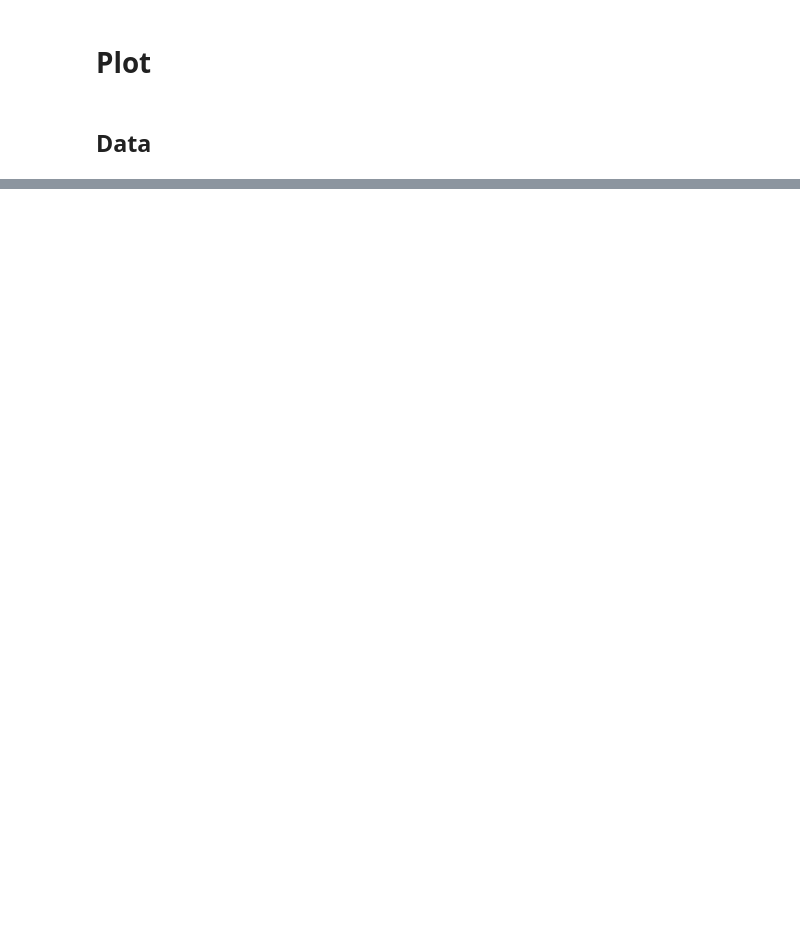
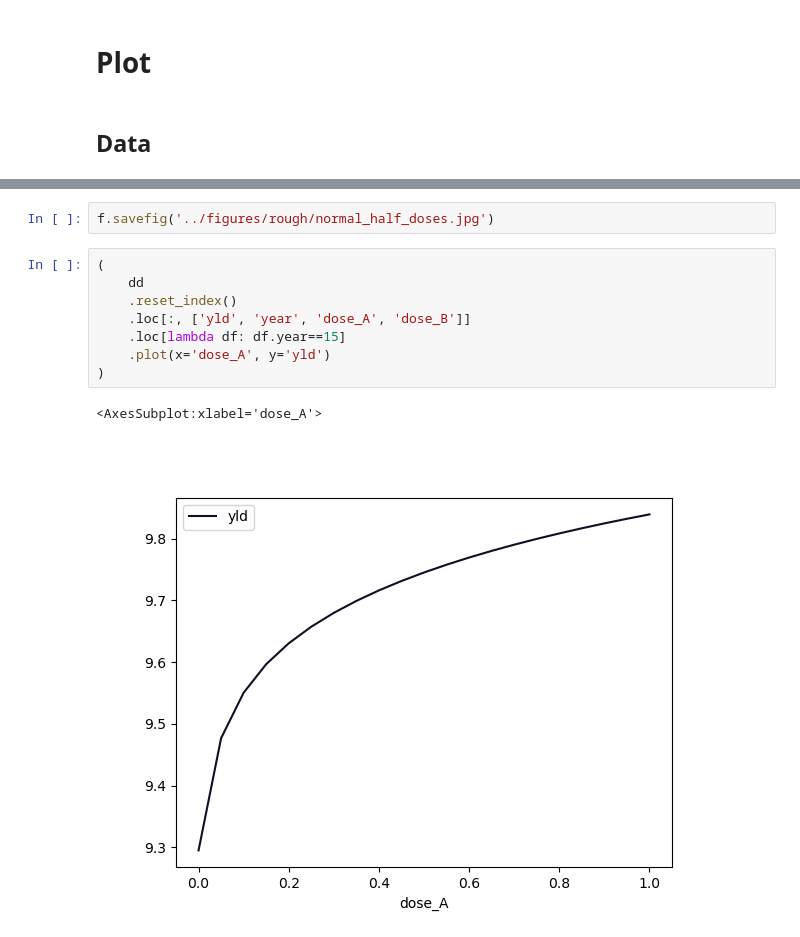
Before and after one commit to nt409/quant-res-doses, a Jupyter notebook: notebooks/102_fig2.ipynb, the cells around one changed output, grey strips where cells are left out. Cells and saved outputs as stored; diff of their text form; blank space fills up the shorter version.

```diff
--- a/notebooks/102_fig2.ipynb
+++ b/notebooks/102_fig2.ipynb
@@ -525,0 +150,13 @@ ax.legend()
+# %%
+f.savefig('../figures/rough/normal_half_doses.jpg')
+# %%
+(
+    dd
+    .reset_index()
+    .loc[:, ['yld', 'year', 'dose_A', 'dose_B']]
+    .loc[lambda df: df.year==15]
+    .plot(x='dose_A', y='yld')
+)
+# %% [output]
+<AxesSubplot:xlabel='dose_A'>
+[figure, added]
```
Also changed, not shown: parts of 65 cells of this notebook.
